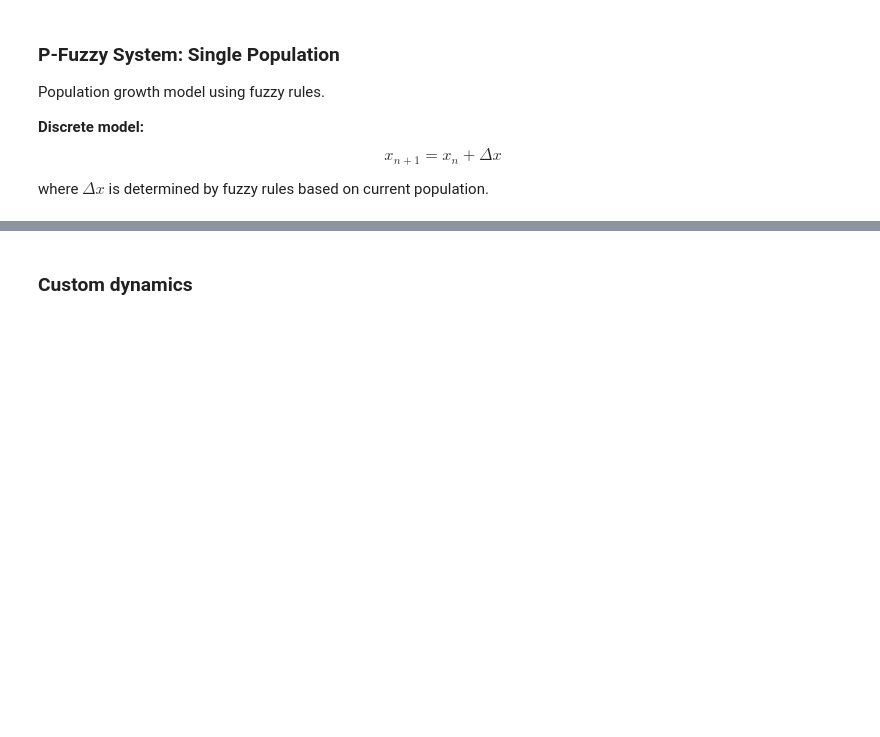
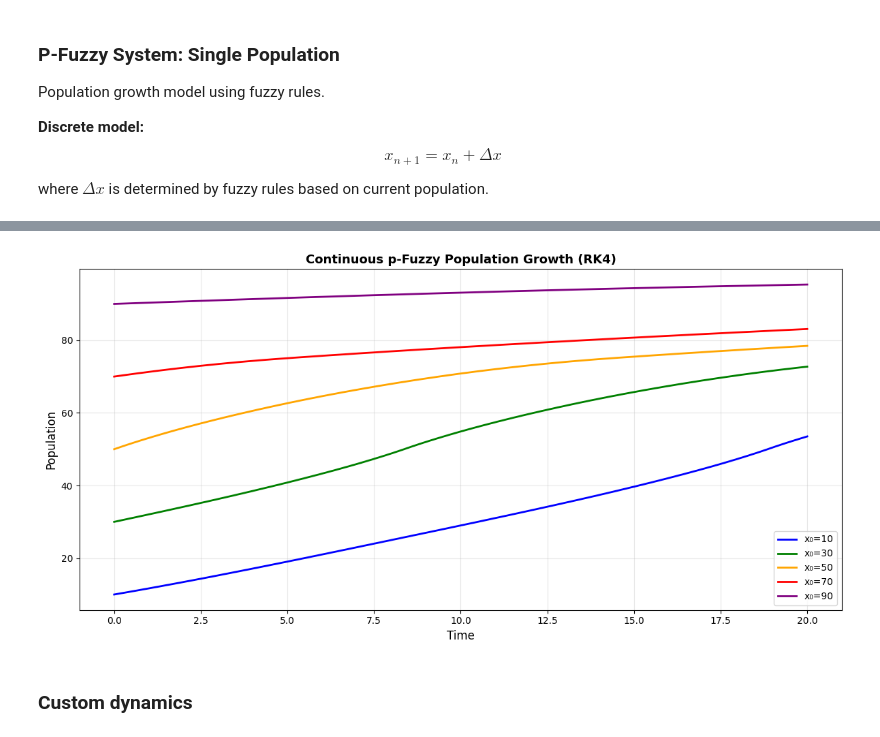
Before and after one commit to 1moi6/pyfuzzy-toolbox, a Jupyter notebook: notebooks_colab/04_dynamics/pfuzzy_population.ipynb, the cells around one changed output, grey strips where cells are left out. Cells and saved outputs as stored; diff of their text form; code cells hidden in the pictures; blank space fills up the shorter version.

```diff
--- a/notebooks_colab/04_dynamics/pfuzzy_population.ipynb
+++ b/notebooks_colab/04_dynamics/pfuzzy_population.ipynb
@@ -69,25 +76,27 @@ plt.show()
 # %%
 # Simulate continuous p-fuzzy dynamics using ODE solver (RK4 method)
 # Adaptive step size for accurate integration of fuzzy differential equations
 pfuzzy_cnt = PFuzzyContinuous(fis=fis, mode='absolute')
 
 # Several initial conditions for continuous mode
 initial_conditions = [10, 30, 50, 70, 90]
 colors = ['blue', 'green', 'orange', 'red', 'purple']
 
 fig, ax = plt.subplots(figsize=(12, 6))
 
 for x0, color in zip(initial_conditions, colors):
-    t,traj = pfuzzy_cnt.simulate(x0={'population': x0}, t_span=(0, 20), adaptive=True)
+    t,traj = pfuzzy_cnt.simulate(x0={'population_size': x0}, t_span=(0, 20), adaptive=True)
     ax.plot(t, traj[:, 0], color=color, linewidth=2, label=f'x₀={x0}')
 
 ax.set_xlabel('Time', fontsize=12)
 ax.set_ylabel('Population', fontsize=12)
 ax.set_title('Continuous p-Fuzzy Population Growth (RK4)', fontsize=13, fontweight='bold')
 ax.legend()
 ax.grid(True, alpha=0.3)
 plt.tight_layout()
 plt.show()
+# %% [output]
+[figure, added]
 # %% [markdown]
 ### Custom dynamics
 # %%
```
Also changed, not shown: parts of 5 cells of this notebook, 12 other files.
